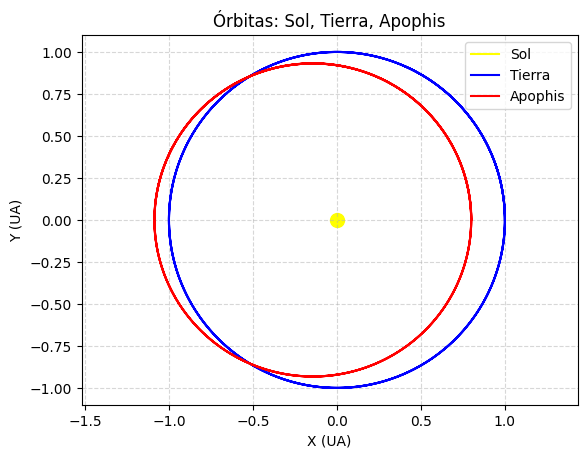
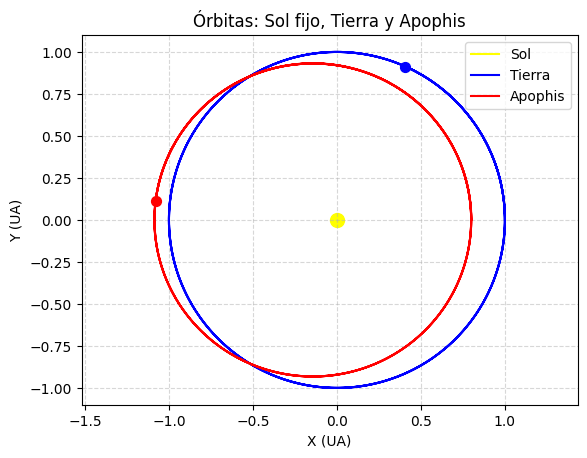
The notebook cell's code change between the first figure and the second:
--- before
+++ after
@@ -5,6 +5,7 @@
     tray = np.array(trayectorias[i])
     plt.plot(tray[:,0], tray[:,1], color=colors[i], label=labels[i])
+    plt.scatter(tray[-1,0], tray[-1,1], color=colors[i], s=50)  
 
-plt.scatter(0, 0, color='yellow', s=100)  # Sol destacado
+plt.scatter(0, 0, color='yellow', s=100)  # Sol destacado en el origen
 plt.legend()
 plt.grid(True, linestyle='--', alpha=0.5)
@@ -12,4 +13,4 @@
 plt.xlabel('X (UA)')
 plt.ylabel('Y (UA)')
-plt.title('Órbitas: Sol, Tierra, Apophis')
+plt.title('Órbitas: Sol fijo, Tierra y Apophis')
 plt.show()

Commit: .